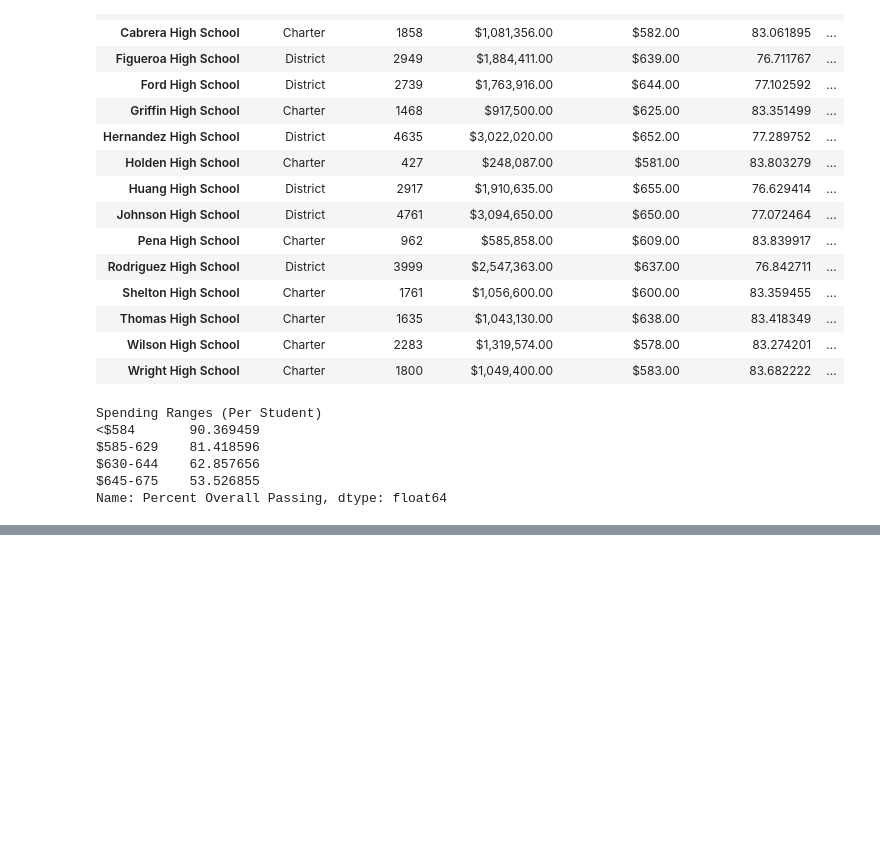
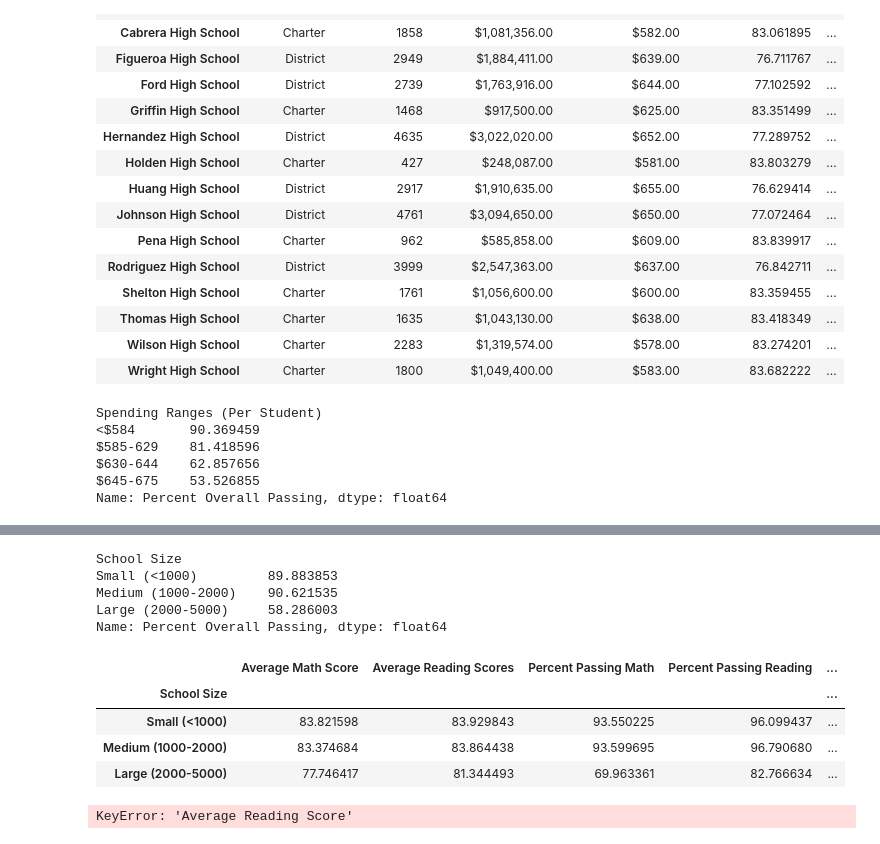
Before and after one commit to allibartlett-27/School_District_Analysis, a Jupyter notebook: PyCitySchools.ipynb, the cells around one changed output, grey strips where cells are left out. Cells and saved outputs as stored; diff of their text form; code cells hidden in the pictures; blank space fills up the shorter version.

Commit message:
scores by school size

```diff
--- a/PyCitySchools.ipynb
+++ b/PyCitySchools.ipynb
@@ -1026,0 +1032,7 @@ ValueError: Unknown format code 'f' for object of type 'str'
+# %%
+#Establish bins
+size_bins = [0, 1000, 2000, 5000]
+group_names = ["Small (<1000)", "Medium (1000-2000)", "Large (2000-5000)"]
+# %%
+per_school_summary_df["School Size"] = pd.cut(per_school_summary_df["Total Students"], size_bins, labels=group_names)
+per_school_summary_df.head()
@@ -1026,0 +1046,39 @@ ValueError: Unknown format code 'f' for object of type 'str'
+# %%
+#Calculate averages for the desired columns.
+size_math_scores = per_school_summary_df.groupby(["School Size"]).mean()["Average Math Score"]
+size_reading_scores = per_school_summary_df.groupby(["School Size"]).mean()["Average Reading Score"]
+size_passing_math = per_school_summary_df.groupby(["School Size"]).mean()["Percent Passing Math"]
+size_passing_reading = per_school_summary_df.groupby(["School Size"]).mean()["Percent Passing Reading"]
+size_overall_passing = per_school_summary_df.groupby(["School Size"]).mean()["Percent Overall Passing"]
+# %%
+size_overall_passing
+# %% [output]
+School Size
+Small (<1000)         89.883853
+Medium (1000-2000)    90.621535
+Large (2000-5000)     58.286003
+Name: Percent Overall Passing, dtype: float64
+# %%
+# Assemble into DataFrame.
+size_summary_df = pd.DataFrame({
+    "Average Math Score": size_math_scores,
+    "Average Reading Scores": size_reading_scores,
+    "Percent Passing Math": size_passing_math,
+    "Percent Passing Reading": size_passing_reading,
+    "Percent Overall Passing": size_overall_passing})
+size_summary_df
+# %% [output]
+|  | Average Math Score | Average Reading Scores | Percent Passing Math | Percent Passing Reading | ... |
+| School Size |  |  |  |  | ... |
+| Small (<1000) | 83.821598 | 83.929843 | 93.550225 | 96.099437 | ... |
+| Medium (1000-2000) | 83.374684 | 83.864438 | 93.599695 | 96.790680 | ... |
+| Large (2000-5000) | 77.746417 | 81.344493 | 69.963361 | 82.766634 | ... |
+# %%
+size_summary_df["Average Math Score"] = size_summary_df["Average Math Score"].map("{:.1f}".format)
+size_summary_df["Average Reading Score"] = size_summary_df["Average Reading Score"].map("{:.1f}".format)
+size_summary_df["Percent Passing Math"] = size_summary_df["Percent Passing Math"].map("{:.0f}".format)
+size_summary_df["Percent Passing Reading"] = size_summary_df["Percent Passing Reading"].map("{:.0f}".format)
+size_summary_df["Percent Overall Passing"] = size_summary_df["Percent Overall Passing"].map("{:.0f}".format)
+size_summary_df
+# %% [output]
+KeyError: 'Average Reading Score'
```
Also changed, not shown: parts of 2 cells of this notebook.
